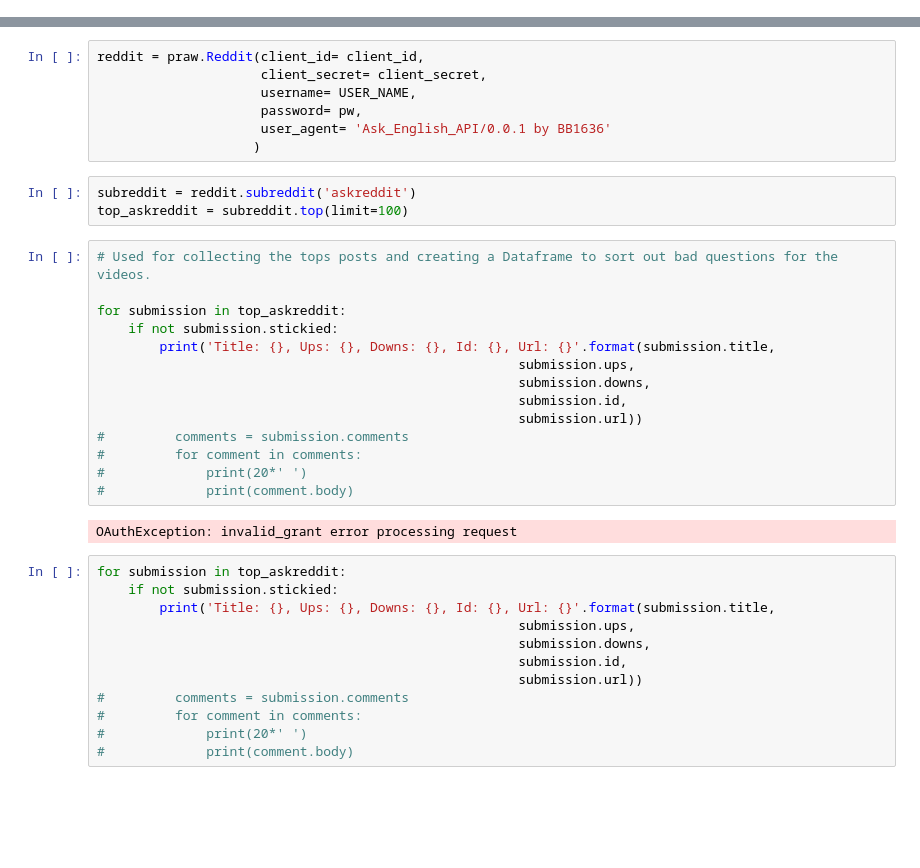
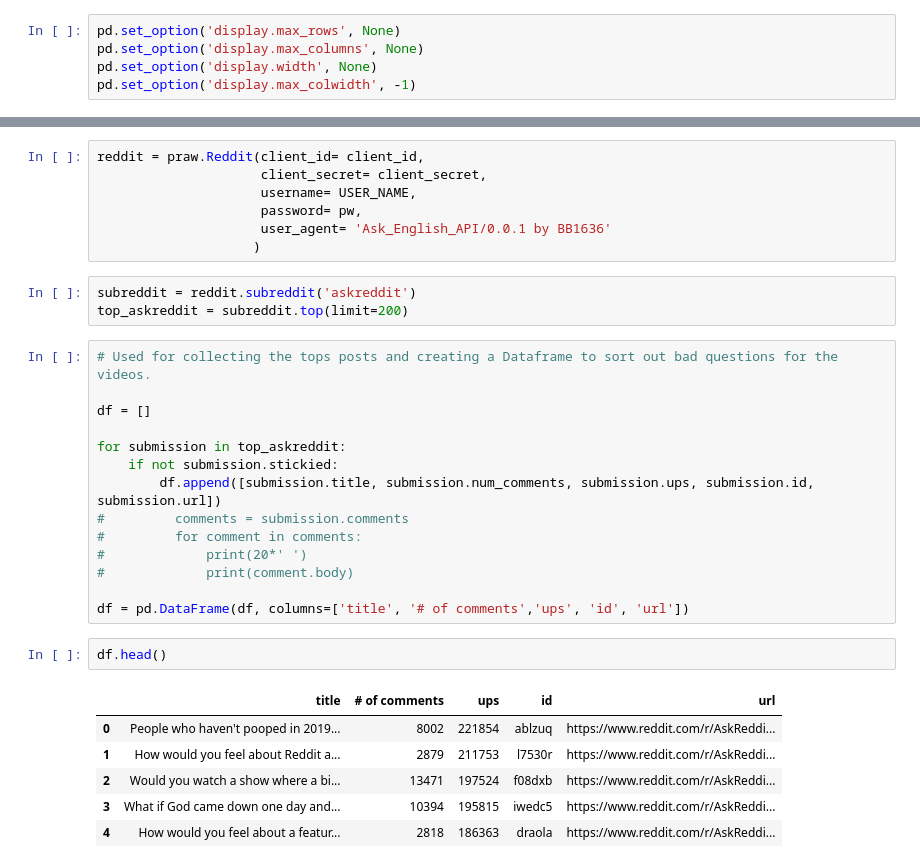
Before and after one commit to Dirgeguy/Reddit_Scraper, a Jupyter notebook: PRAW_Scraper.ipynb, the cells around one changed output, grey strips where cells are left out. Saved outputs shown, nothing was run; the diff lists cells and outputs as text; blank space fills up the shorter version.

```diff
--- a/PRAW_Scraper.ipynb
+++ b/PRAW_Scraper.ipynb
@@ -11,6 +13,11 @@ load_dotenv()
 # %% [output]
 Python-dotenv could not parse statement starting at line 1
 True
+# %%
+pd.set_option('display.max_rows', None)
+pd.set_option('display.max_columns', None)
+pd.set_option('display.width', None)
+pd.set_option('display.max_colwidth', -1)
 # %%
 with open('password.txt', 'r') as f:
     pw = f.read()
@@ -29,32 +36,27 @@ reddit = praw.Reddit(client_id= client_id,
                     )
 # %%
 subreddit = reddit.subreddit('askreddit')
-top_askreddit = subreddit.top(limit=100)
+top_askreddit = subreddit.top(limit=200)
 # %%
 # Used for collecting the tops posts and creating a Dataframe to sort out bad questions for the videos.
 
+df = []
+
 for submission in top_askreddit:
     if not submission.stickied:
-        print('Title: {}, Ups: {}, Downs: {}, Id: {}, Url: {}'.format(submission.title,
-                                                      submission.ups,
-                                                      submission.downs,
-                                                      submission.id,
-                                                      submission.url))
+        df.append([submission.title, submission.num_comments, submission.ups, submission.id, submission.url])
 #         comments = submission.comments
 #         for comment in comments:
 #             print(20*' ')
 #             print(comment.body)
+
+df = pd.DataFrame(df, columns=['title', '# of comments','ups', 'id', 'url'])
-# %% [output]
-OAuthException: invalid_grant error processing request
-# %%
-for submission in top_askreddit:
-    if not submission.stickied:
-        print('Title: {}, Ups: {}, Downs: {}, Id: {}, Url: {}'.format(submission.title,
-                                                      submission.ups,
-                                                      submission.downs,
-                                                      submission.id,
-                                                      submission.url))
-#         comments = submission.comments
-#         for comment in comments:
-#             print(20*' ')
-#             print(comment.body)
+# %%
+df.head()
+# %% [output]
+|  | title | # of comments | ups | id | url |
+| 0 | People who haven't pooped in 2019... | 8002 | 221854 | ablzuq | https://www.reddit.com/r/AskReddi... |
+| 1 | How would you feel about Reddit a... | 2879 | 211753 | l7530r | https://www.reddit.com/r/AskReddi... |
+| 2 | Would you watch a show where a bi... | 13471 | 197524 | f08dxb | https://www.reddit.com/r/AskReddi... |
+| 3 | What if God came down one day and... | 10394 | 195815 | iwedc5 | https://www.reddit.com/r/AskReddi... |
+| 4 | How would you feel about a featur... | 2818 | 186363 | draola | https://www.reddit.com/r/AskReddi... |
```
Also changed, not shown: parts of 3 cells of this notebook.
